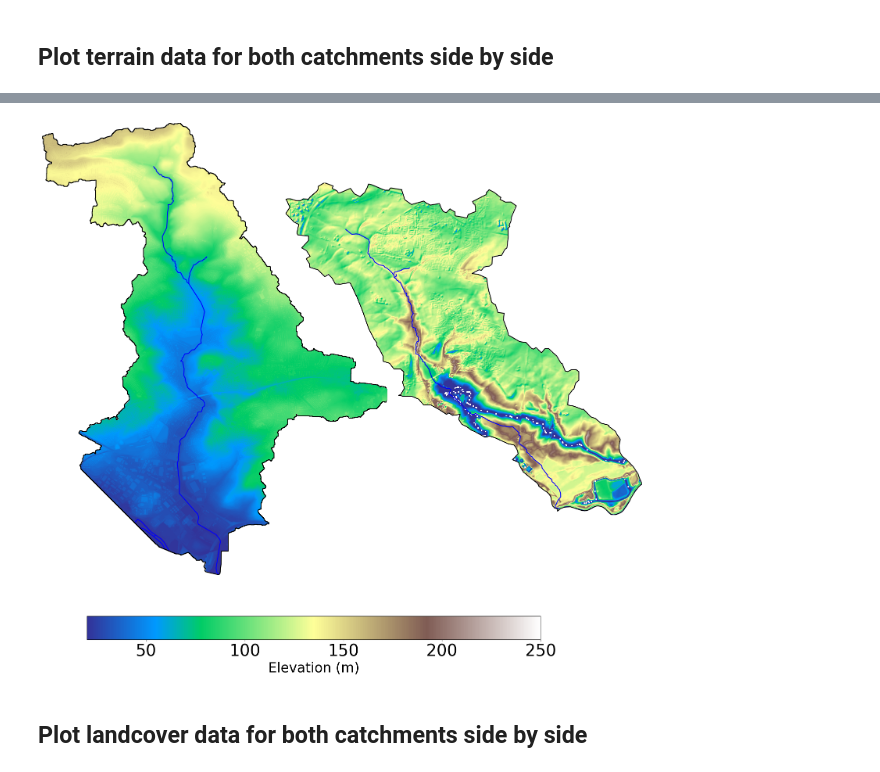
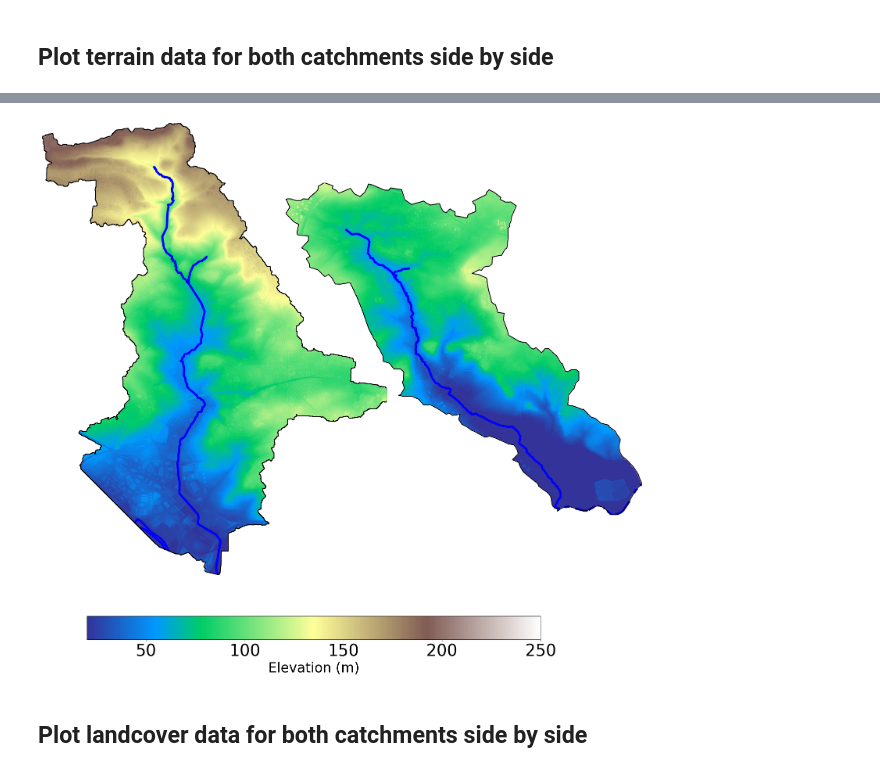
Before and after one commit to masher92/UKCP18, a Jupyter notebook: CatchmentAnalysis/ProcessLandCoverData/Plot_LandCover_and_TerrainData.ipynb, the cells around one changed output, grey strips where cells are left out. Cells and saved outputs as stored; diff of their text form; code cells hidden in the pictures.

```diff
--- a/CatchmentAnalysis/ProcessLandCoverData/Plot_LandCover_and_TerrainData.ipynb
+++ b/CatchmentAnalysis/ProcessLandCoverData/Plot_LandCover_and_TerrainData.ipynb
@@ -97,7 +115,7 @@ catchment_name  = 'LinDyke'
 model_directory = '../../../FloodModelling/{}Models/'.format(catchment_name)
 catchment_gdf = gpd.read_file(model_directory + 'Model_IdealisedProfiles/CatchmentLinDyke_exported.shp'.format(catchment_name))
 watercourses_clip = gpd.clip(watercourses, catchment_gdf)
-fp = model_directory + 'TerrainData/Terrain_clipped.tif'
+fp = model_directory + 'TerrainData/terrain_clipped_new_new.tif'
 
 
 with rasterio.open(fp) as src:
@@ -115,33 +133,33 @@ ax.axis('off');
 # %%
 catchment_names = ['WykeBeck', 'LinDyke']
 shpfile_names = ['WykeBeckCatchment', 'CatchmentLinDyke_exported']
 
 fig, axes = plt.subplots(nrows=1, ncols=2, figsize = (20,15), gridspec_kw={'wspace': -0.3})
 for number, ax in enumerate(axes.flat):
     catchment_name = catchment_names[number]
     shpfile_name =   shpfile_names[number]
     model_directory = '../../../FloodModelling/{}Models/'.format(catchment_name)
     fp = model_directory + 'TerrainData/Terrain_clipped.tif'
     catchment_gdf = gpd.read_file(model_directory + 'Model_IdealisedProfiles/{}.shp'.format(shpfile_name, catchment_name))
     watercourses_clip = gpd.clip(watercourses, catchment_gdf)
 
     with rasterio.open(fp) as src:
-        image = plot.show(src, ax=ax,  cmap='terrain', vmin=20, vmax = 250)
+        image = plot.show(src, ax=ax,  cmap='terrain', vmin=20, vmax = 200)
     ax.axis('off')
 
-    watercourses_clip.plot(ax=ax, color="blue")
+    watercourses_clip.plot(ax=ax, color="blue", linewidth=4)
     catchment_gdf.boundary.plot(ax=ax, color="black", zorder=10)
 
 # fig.subplots_adjust(right=0.8)
 # left, ?, right, ?
 cbar_ax = fig.add_axes([0.19, 0, 0.58, 0.04])
 cbar=  fig.colorbar(im, cax=cbar_ax, location = 'bottom', pad=10)
 cbar.ax.tick_params(labelsize=30)
 cbar.set_label('Elevation (m)', size =25)
 
 fig.savefig("../PlotsForPaper/Figs/CatchmentProperties/Terrain_BothCatchments.jpg",  bbox_inches='tight')
 # %% [output]
-[figure, old version]
+[figure, new version]
 # %% [markdown]
 ## Plot landcover data for both catchments side by side
 # %%
```
Also changed, not shown: parts of 4 cells of this notebook, 34 other files.
